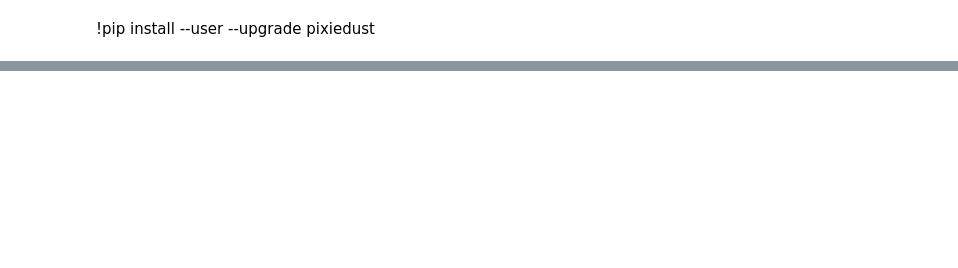
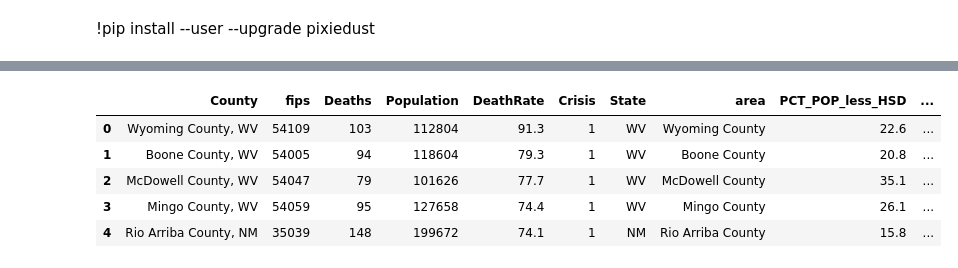
Before and after one commit to GrahamTech/Opioid_Model, a Jupyter notebook: Exploratory Data Analysis .ipynb, the cells around one changed output, grey strips where cells are left out. Drawn from its saved outputs; the diff is of its cells as text; code cells hidden in the pictures; blank space fills up the shorter version.

```diff
--- a/Exploratory Data Analysis .ipynb
+++ b/Exploratory Data Analysis .ipynb
@@ -53,0 +151,10 @@ Education_data.columns
+# %%
+Education_data["FIPS Code"] = Education_data["FIPS Code"].astype("int")
+# %%
+Education_data.rename(columns = {'FIPS Code':'fips','Area name':'area','Percent of adults with less than a high school diploma 2012-2016':'PCT_POP_less_HSD','Percent of adults with a high school diploma only 2012-2016':
+                                 'PCT_POP_with_HSD','Percent of adults completing some college or associates degree 2012-2016':'PCT_POP_some_college','Percent of adults with a bachelors degree or higher 2012-2016':
+                                  'PCT_POP_with_BA'}, inplace = True)
+# %%
+features = ['fips','State','area','PCT_POP_less_HSD','PCT_POP_with_HSD','PCT_POP_some_college','PCT_POP_with_BA']
+Education_data = Education_data[features]
+Education_data.head()
@@ -54 +168,12 @@ Education_data.columns
+# %%
+Principal_data = pd.merge (loss_of_life_data, Education_data, on='fips')
+# %%
+Principal_data.head()
+# %% [output]
+|  | County | fips | Deaths | Population | DeathRate | Crisis | State | area | PCT_POP_less_HSD | ... |
+| 0 | Wyoming County, WV | 54109 | 103 | 112804 | 91.3 | 1 | WV | Wyoming County | 22.6 | ... |
+| 1 | Boone County, WV | 54005 | 94 | 118604 | 79.3 | 1 | WV | Boone County | 20.8 | ... |
+| 2 | McDowell County, WV | 54047 | 79 | 101626 | 77.7 | 1 | WV | McDowell County | 35.1 | ... |
+| 3 | Mingo County, WV | 54059 | 95 | 127658 | 74.4 | 1 | WV | Mingo County | 26.1 | ... |
+| 4 | Rio Arriba County, NM | 35039 | 148 | 199672 | 74.1 | 1 | NM | Rio Arriba County | 15.8 | ... |
 # %%
```
Also changed, not shown: parts of 56 cells of this notebook.
